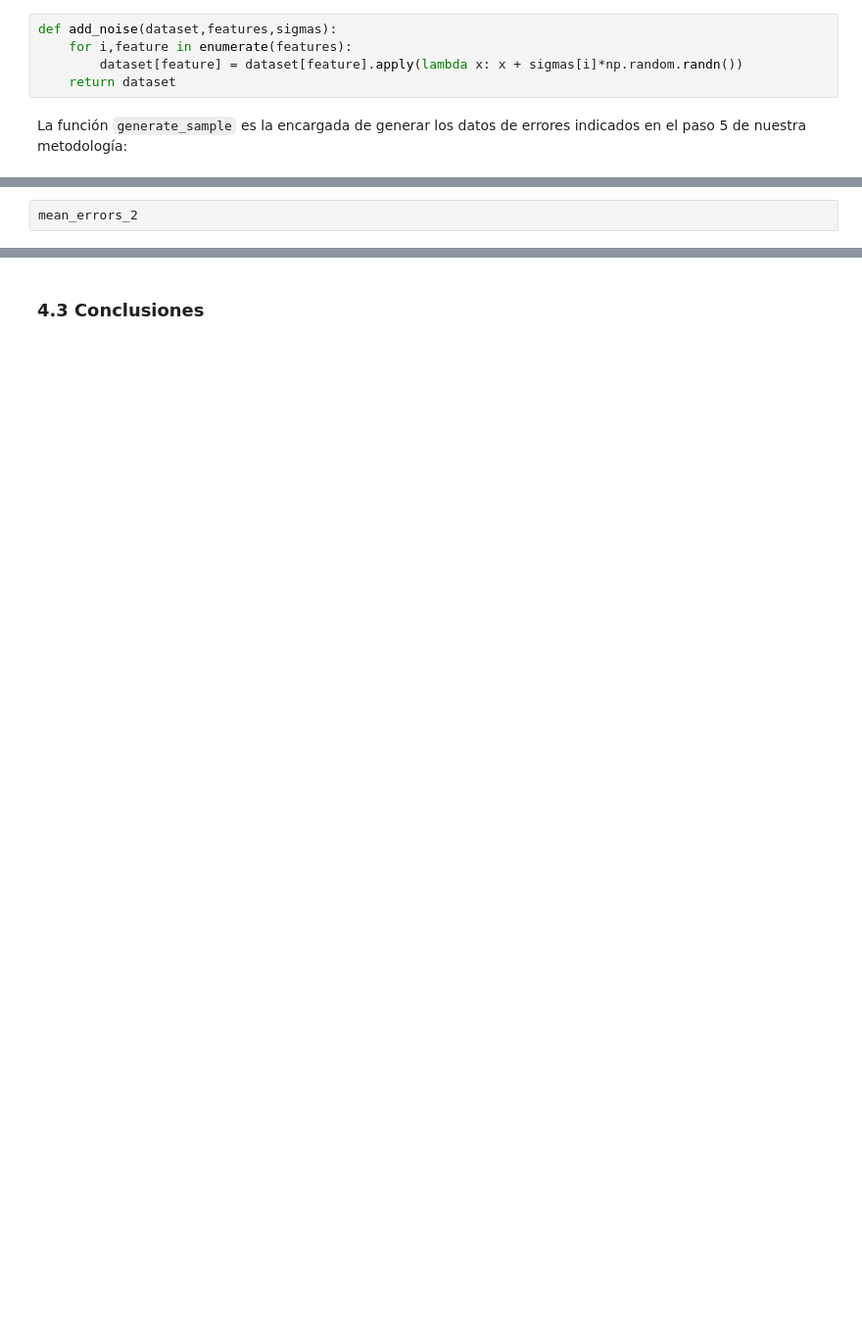
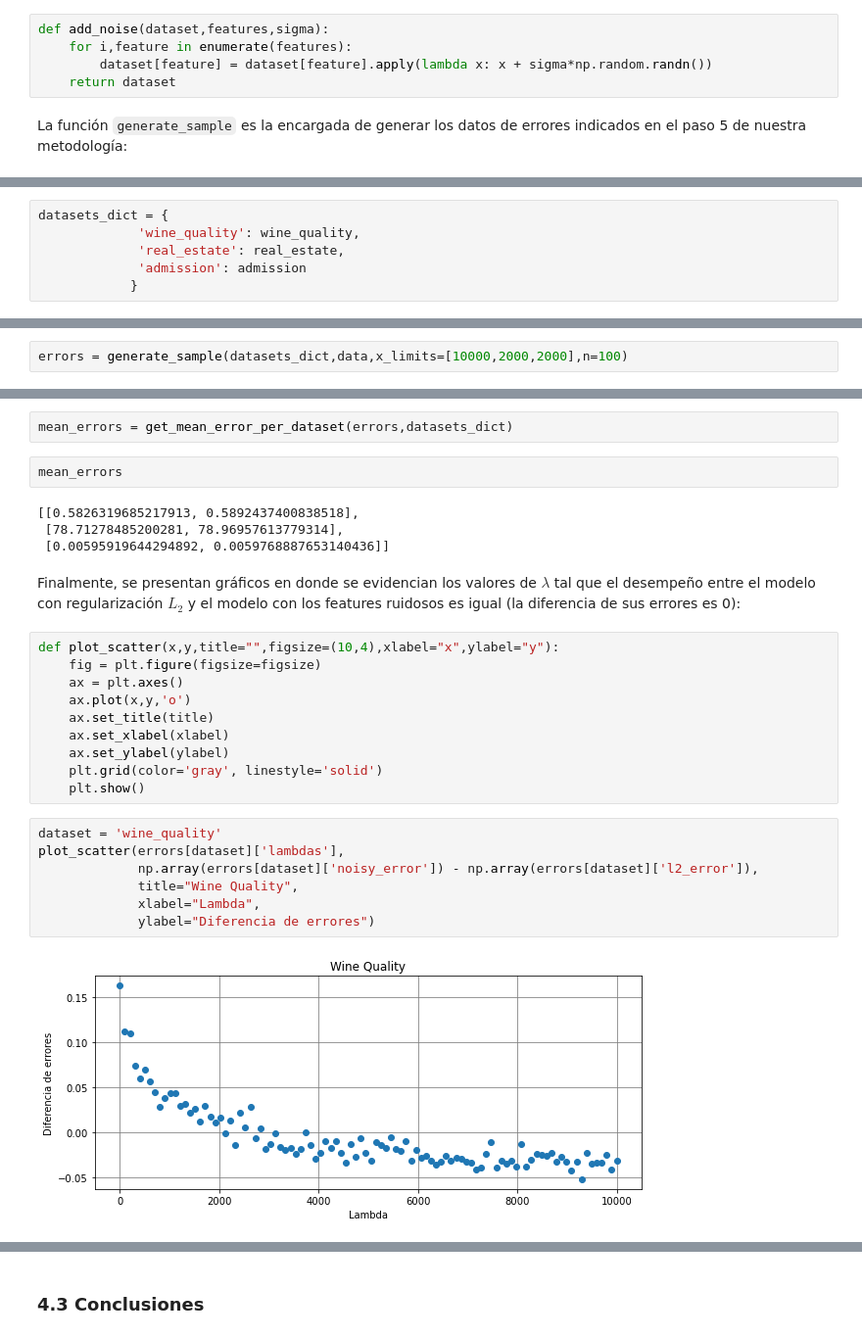
Before and after one commit to diegoquezadac/omicron, a Jupyter notebook: taller-2/taller-2.ipynb, the cells around one changed output, grey strips where cells are left out. Shown at 98% size. Cells and saved outputs as stored; diff of their text form; blank space fills up the shorter version.

```diff
--- a/taller-2/taller-2.ipynb
+++ b/taller-2/taller-2.ipynb
@@ -198,7 +168,7 @@ La función ``add_noise`` es la encargada de aplicar un ruido gaussiano a las co
 # %%
-def add_noise(dataset,features,sigmas):
+def add_noise(dataset,features,sigma):
     for i,feature in enumerate(features):
-        dataset[feature] = dataset[feature].apply(lambda x: x + sigmas[i]*np.random.randn())
+        dataset[feature] = dataset[feature].apply(lambda x: x + sigma*np.random.randn())
     return dataset
 # %% [markdown]
 La función ``generate_sample`` es la encargada de generar los datos de errores indicados en el paso 5 de nuestra metodología:
@@ -251,0 +212,6 @@ errors_2 = generate_sample(datasets,data,n=5,constant=False)
+# %%
+datasets_dict = {
+             'wine_quality': wine_quality,
+             'real_estate': real_estate,
+             'admission': admission
+            }
@@ -252 +220,3 @@ errors_2 = generate_sample(datasets,data,n=5,constant=False)
+# %%
+errors = generate_sample(datasets_dict,data,x_limits=[10000,2000,2000],n=100)
 # %% [markdown]
@@ -266,2 +231,29 @@ mean_errors_1
-# %%
-mean_errors_2
+# %%
+mean_errors = get_mean_error_per_dataset(errors,datasets_dict)
+# %%
+mean_errors
+# %% [output]
+[[0.5826319685217913, 0.5892437400838518],
+ [78.71278485200281, 78.96957613779314],
+ [0.00595919644294892, 0.0059768887653140436]]
+# %% [markdown]
+Finalmente, se presentan gráficos en donde se evidencian los valores de $\lambda$ tal que el desempeño entre el modelo con regularización $L_2$ y el modelo con los features ruidosos es igual (la diferencia de sus errores es 0):
+# %%
+def plot_scatter(x,y,title="",figsize=(10,4),xlabel="x",ylabel="y"):
+    fig = plt.figure(figsize=figsize)
+    ax = plt.axes()
+    ax.plot(x,y,'o')
+    ax.set_title(title)
+    ax.set_xlabel(xlabel)
+    ax.set_ylabel(ylabel)
+    plt.grid(color='gray', linestyle='solid')
+    plt.show()
+# %%
+dataset = 'wine_quality'
+plot_scatter(errors[dataset]['lambdas'],
+             np.array(errors[dataset]['noisy_error']) - np.array(errors[dataset]['l2_error']),
+             title="Wine Quality",
+             xlabel="Lambda",
+             ylabel="Diferencia de errores")
+# %% [output]
+[figure, added]
```
Also changed, not shown: parts of 78 cells of this notebook, 1 other file.
